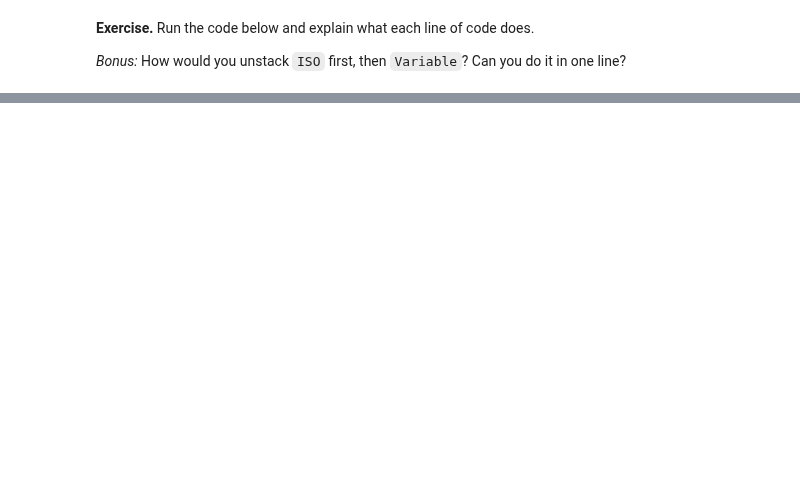
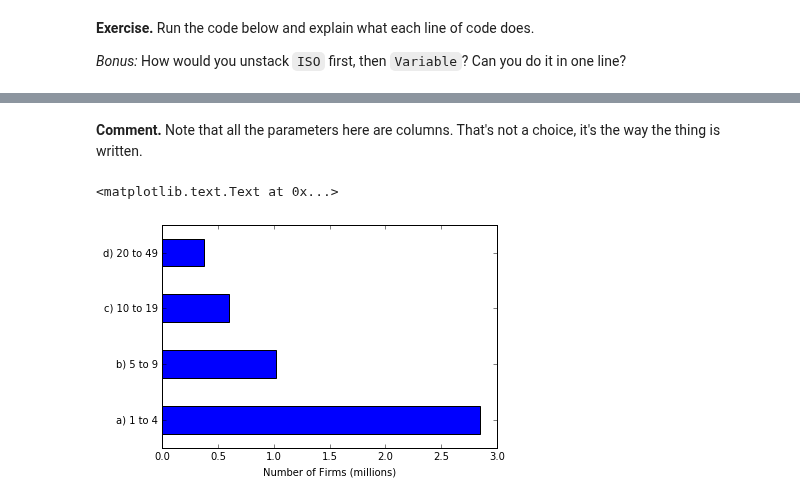
Before and after one commit to DaveBackus/Data_Bootcamp, a Jupyter notebook: Code/IPython/bootcamp_pandas-shape.ipynb, the cells around one changed output, grey strips where cells are left out. Cells and saved outputs as stored; diff of their text form; code cells hidden in the pictures; blank space fills up the shorter version.

```diff
--- a/Code/IPython/bootcamp_pandas-shape.ipynb
+++ b/Code/IPython/bootcamp_pandas-shape.ipynb
@@ -464,0 +465,8 @@ dtype: object
+# %%
+url = 'http://www2.census.gov/ces/bds/firm/bds_f_sz_release.csv'
+raw = pd.read_csv(url)
+raw.head()
+
+sizes = ['a) 1 to 4', 'b) 5 to 9', 'c) 10 to 19', 'd) 20 to 49']
+bds = raw[(raw['year2']>=2012) & raw['fsize'].isin(sizes)][['year2', 'fsize', 'Firms', 'Emp']]
+bds
@@ -464,0 +493,4 @@ dtype: object
+# %%
+# pivot and divide by a million
+bdsp = bds.pivot(index='fsize', columns='year2', values='Firms')/10**6
+bdsp
@@ -464,0 +504,11 @@ dtype: object
+# %% [markdown]
+**Comment.** Note that all the parameters here are columns.  That's not a choice, it's the way the thing is written.
+# %%
+# plot 2013 as bar chart
+fig, ax = plt.subplots()
+bdsp[2013].plot.barh(ax=ax)
+ax.set_ylabel('')
+ax.set_xlabel('Number of Firms (millions)')
+# %% [output]
+<matplotlib.text.Text at 0x...>
+[figure, added]
```
Also changed, not shown: parts of 61 cells of this notebook.
